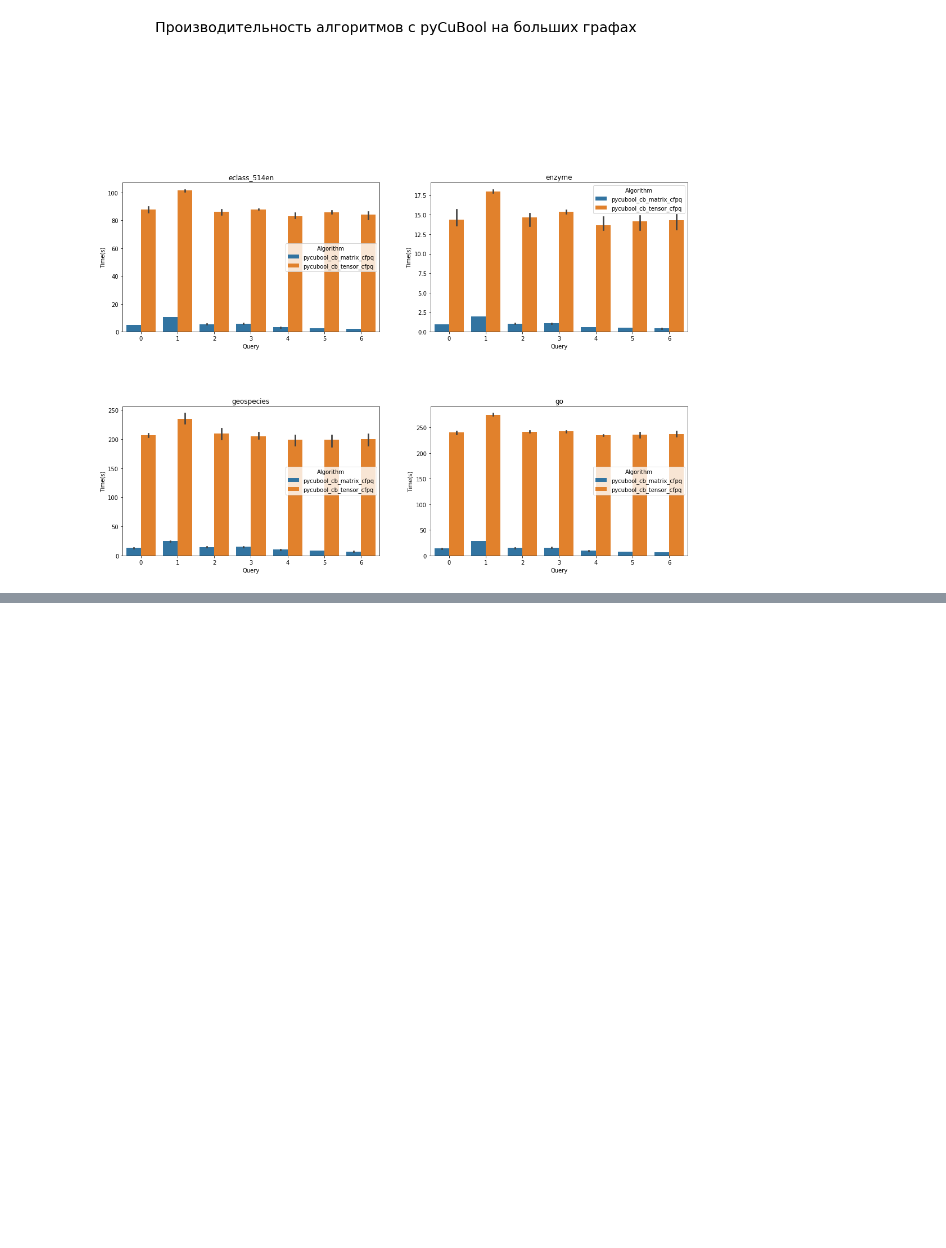
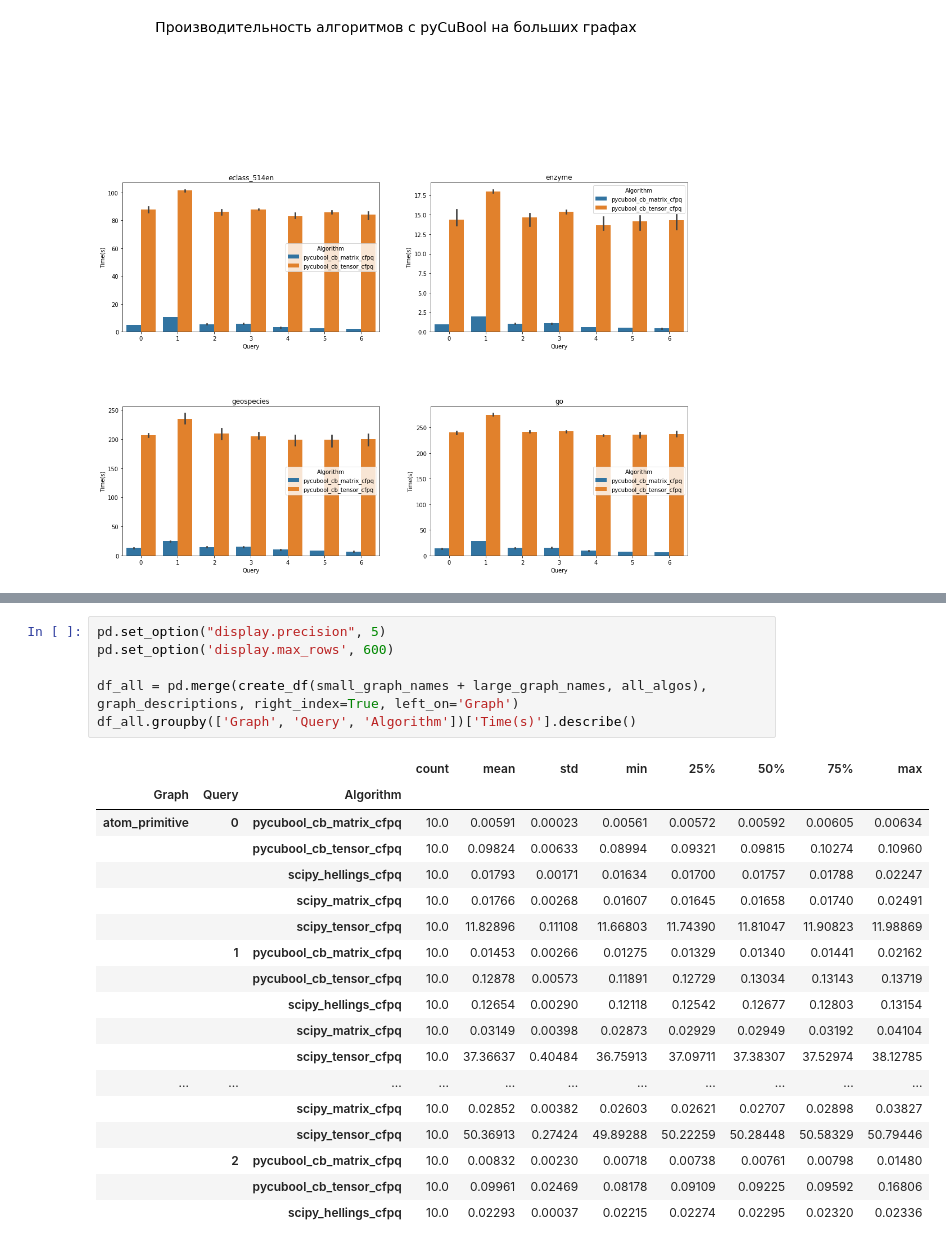
Before and after one commit to kznts9v-1lya/formal-lang-course, a Jupyter notebook: researches/cfpq_research.ipynb, the cells around one changed output, grey strips where cells are left out. Cells and saved outputs as stored; diff of their text form; blank space fills up the shorter version.

```diff
--- a/researches/cfpq_research.ipynb
+++ b/researches/cfpq_research.ipynb
@@ -887,0 +909,25 @@ show_large_barplots(df_lg_pycubool, 'Производительность алг
+# %%
+pd.set_option("display.precision", 5)
+pd.set_option('display.max_rows', 600)
+
+df_all = pd.merge(create_df(small_graph_names + large_graph_names, all_algos), graph_descriptions, right_index=True, left_on='Graph')
+df_all.groupby(['Graph', 'Query', 'Algorithm'])['Time(s)'].describe()
+# %% [output]
+|  |  |  | count | mean | std | min | 25% | 50% | 75% | max |
+| Graph | Query | Algorithm |  |  |  |  |  |  |  |  |
+| atom_primitive | 0 | pycubool_cb_matrix_cfpq | 10.0 | 0.00591 | 0.00023 | 0.00561 | 0.00572 | 0.00592 | 0.00605 | 0.00634 |
+|  |  | pycubool_cb_tensor_cfpq | 10.0 | 0.09824 | 0.00633 | 0.08994 | 0.09321 | 0.09815 | 0.10274 | 0.10960 |
+|  |  | scipy_hellings_cfpq | 10.0 | 0.01793 | 0.00171 | 0.01634 | 0.01700 | 0.01757 | 0.01788 | 0.02247 |
+|  |  | scipy_matrix_cfpq | 10.0 | 0.01766 | 0.00268 | 0.01607 | 0.01645 | 0.01658 | 0.01740 | 0.02491 |
+|  |  | scipy_tensor_cfpq | 10.0 | 11.82896 | 0.11108 | 11.66803 | 11.74390 | 11.81047 | 11.90823 | 11.98869 |
+|  | 1 | pycubool_cb_matrix_cfpq | 10.0 | 0.01453 | 0.00266 | 0.01275 | 0.01329 | 0.01340 | 0.01441 | 0.02162 |
+|  |  | pycubool_cb_tensor_cfpq | 10.0 | 0.12878 | 0.00573 | 0.11891 | 0.12729 | 0.13034 | 0.13143 | 0.13719 |
+|  |  | scipy_hellings_cfpq | 10.0 | 0.12654 | 0.00290 | 0.12118 | 0.12542 | 0.12677 | 0.12803 | 0.13154 |
+|  |  | scipy_matrix_cfpq | 10.0 | 0.03149 | 0.00398 | 0.02873 | 0.02929 | 0.02949 | 0.03192 | 0.04104 |
+|  |  | scipy_tensor_cfpq | 10.0 | 37.36637 | 0.40484 | 36.75913 | 37.09711 | 37.38307 | 37.52974 | 38.12785 |
+| ... | ... | ... | ... | ... | ... | ... | ... | ... | ... | ... |
+|  |  | scipy_matrix_cfpq | 10.0 | 0.02852 | 0.00382 | 0.02603 | 0.02621 | 0.02707 | 0.02898 | 0.03827 |
+|  |  | scipy_tensor_cfpq | 10.0 | 50.36913 | 0.27424 | 49.89288 | 50.22259 | 50.28448 | 50.58329 | 50.79446 |
+|  | 2 | pycubool_cb_matrix_cfpq | 10.0 | 0.00832 | 0.00230 | 0.00718 | 0.00738 | 0.00761 | 0.00798 | 0.01480 |
+|  |  | pycubool_cb_tensor_cfpq | 10.0 | 0.09961 | 0.02469 | 0.08178 | 0.09109 | 0.09225 | 0.09592 | 0.16806 |
+|  |  | scipy_hellings_cfpq | 10.0 | 0.02293 | 0.00037 | 0.02215 | 0.02274 | 0.02295 | 0.02320 | 0.02336 |
```
Also changed, not shown: parts of 6 cells of this notebook.
